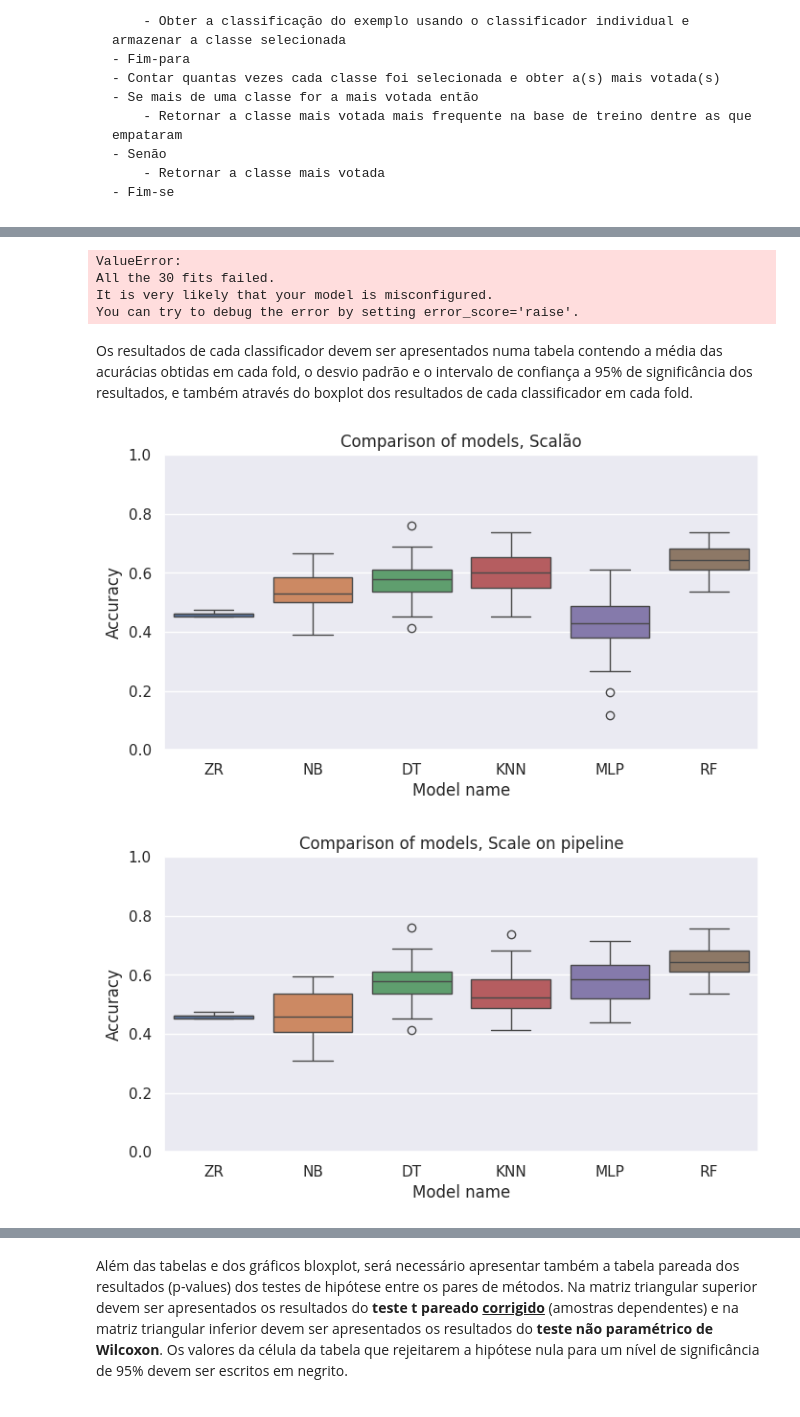
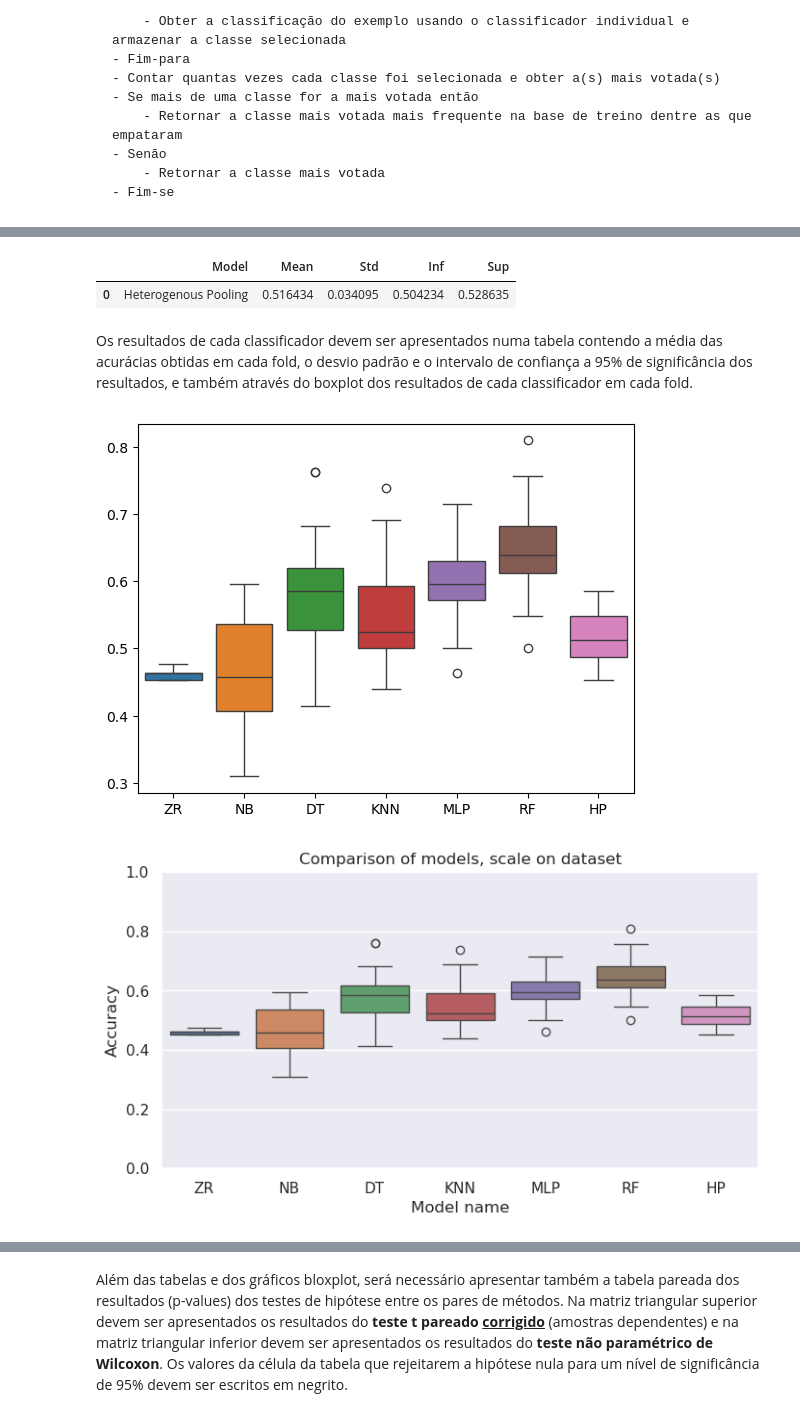
Before and after one commit to Henriquelay/AI-classes, a Jupyter notebook: Trab1/Trab1_Henrique_Layber.ipynb, the cells around one changed output, grey strips where cells are left out. Cells and saved outputs as stored; diff of their text form; code cells hidden in the pictures.

````diff
--- a/Trab1/Trab1_Henrique_Layber.ipynb
+++ b/Trab1/Trab1_Henrique_Layber.ipynb
@@ -116,7 +128,6 @@ HeterogeneousPooling: {‘n_samples’: [1, 2, 3, 4, 5, 6, 7, 9]}
 ```
 # %%
 rkf_out = RepeatedStratifiedKFold(n_splits=10, n_repeats=3, random_state=36851234)
-rkf_in = RepeatedStratifiedKFold(n_splits=4, n_repeats=3, random_state=36851234)
 
 
 def scores_gridsearch(model, param_grid) -> dict[str, float]:
@@ -124,7 +135,7 @@ def scores_gridsearch(model, param_grid) -> dict[str, float]:
         estimator=model,
         param_grid=param_grid,
         scoring="accuracy",
-        cv=rkf_in,
+        cv=4,
         n_jobs=-1,
         error_score="raise",
     )
@@ -211,20 +198,10 @@ rf_param_grid = {
     "max_depth": [10, None],
     "max_features": ["sqrt", None],
 }
+rf_pipeline = base_pipeline.set_params(model=rf)
 rf_scores = scores_gridsearch(
-    rf,
-    rf_param_grid,
-)
-print(
-    f"Random Forest: {({key: value for key, value in rf_scores.items() if key != 'raw'})}"
-)
-
-rf_pipeline = base_pipeline.set_params(model=rf)
-rf_pipeline_scores = scores_gridsearch(
     rf_pipeline,
     {f"model__{key}": value for key, value in rf_param_grid.items()},
 )
-print(
-    f"Random Forest pipeline: {({key: value for key, value in rf_pipeline_scores.items() if key != 'raw'})}"
-)
+display_scores(rf_scores, "Random Forest")
 # %% [output]
@@ -359,75 +371,46 @@ AttributeError: 'HeterogenousPoolingClassifier' object has no attribute 'classes
 # %%
 hp = HeterogenousPoolingClassifier()
-hp_param_grid = {
-    "n_samples": [1, 2, 3, 4, 5, 6, 7, 9]
-}
+hp_param_grid = {"n_samples": [1, 2, 3, 4, 5, 6, 7, 9]}
+hp_pipeline = base_pipeline.set_params(model=hp)
 hp_scores = scores_gridsearch(
-    hp,
-    hp_param_grid,
-)
-print(
-    f"Heterogenous Pooling: {({key: value for key, value in hp_scores.items() if key != 'raw'})}"
-)
-
-hp_pipeline = base_pipeline.set_params(model=hp)
-hp_pipeline_scores = scores_gridsearch(
     hp_pipeline,
     {f"model__{key}": value for key, value in hp_param_grid.items()},
 )
-print(
-    f"Heterogenous Pooling pipeline: {({key: value for key, value in hp_pipeline_scores.items() if key != 'raw'})}"
-)
+display_scores(hp_scores, "Heterogenous Pooling")
 # %% [output]
-ValueError:
-All the 30 fits failed.
-It is very likely that your model is misconfigured.
-You can try to debug the error by setting error_score='raise'.
+|  | Model | Mean | Std | Inf | Sup |
+| 0 | Heterogenous Pooling | 0.516434 | 0.034095 | 0.504234 | 0.528635 |
 # %% [markdown]
 Os resultados de cada classificador devem ser apresentados numa tabela contendo a média das acurácias obtidas em cada fold, o desvio padrão e o intervalo de confiança a 95% de significância dos resultados, e também através do boxplot dos resultados de cada classificador em cada fold.
 # %%
 # Boxplot a comparison between all models
 import matplotlib.pyplot as plt
 import seaborn as sns
 
 agg_data = {
     "ZR": zeroR_scores,
     "NB": naive_bayes_scores,
     "DT": decision_tree_scores,
     "KNN": knn_scores,
     "MLP": mlp_scores,
     "RF": rf_scores,
+    "HP": hp_scores,
 }
+
+sns.boxplot(data={k: v["raw"] for k, v in agg_data.items()})
+plt.show()
 
 sns.set_theme(rc={"figure.figsize": (8, 4)})
 fig, ax = plt.subplots()
 ax.set(ylim=(0, 1))
 ax.set_xlabel("Model name")
 sns.boxplot(data={k: v["raw"] for k, v in agg_data.items()})
 plt.ylabel("Accuracy")
-plt.title("Comparison of models, Scalão")
+plt.title("Comparison of models, scale on dataset")
 plt.show()
 # %% [output]
-[figure, old version]
+[figure, new version]
+[figure, added]
-# %%
-agg_pipeline_data = {
-    "ZR": zeroR_pipeline_scores,
-    "NB": naive_bayes_pipeline_scores,
-    "DT": decision_tree_pipeline_scores,
-    "KNN": knn_pipeline_scores,
-    "MLP": mlp_pipeline_scores,
-    "RF": rf_pipeline_scores,
-}
-
-sns.set_theme(rc={"figure.figsize": (8, 4)})
-fig, ax = plt.subplots()
-ax.set(ylim=(0, 1))
-ax.set_xlabel("Model name")
-sns.boxplot(data={k: v["raw"] for k, v in agg_pipeline_data.items()})
-plt.ylabel("Accuracy")
-plt.title("Comparison of models, Scale on pipeline")
-plt.show()
-# %% [output]
-[figure, removed]
 # %%
 get_stat = lambda stat_name: [
     model_stats[stat_name] for model_name, model_stats in agg_data.items()
````
Also changed, not shown: parts of 13 cells of this notebook, 4 other files.
